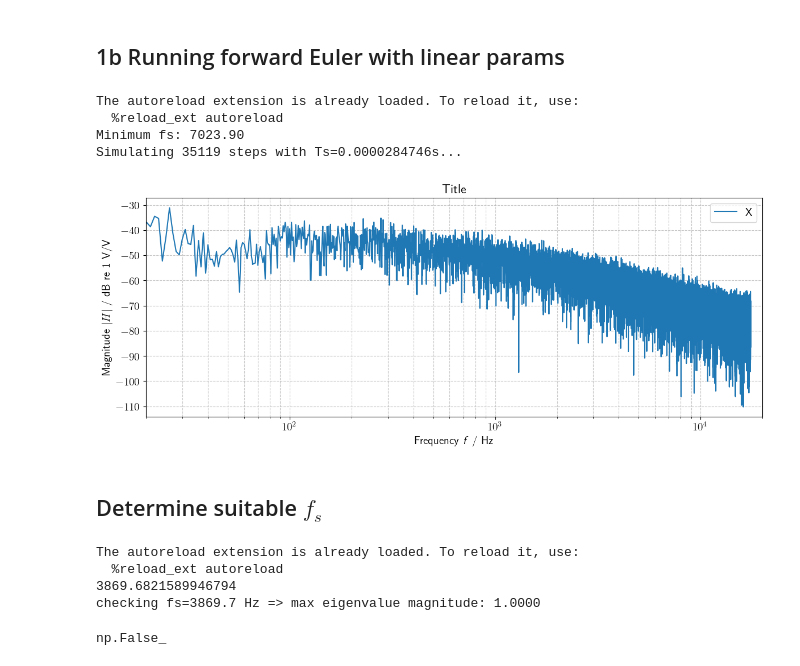
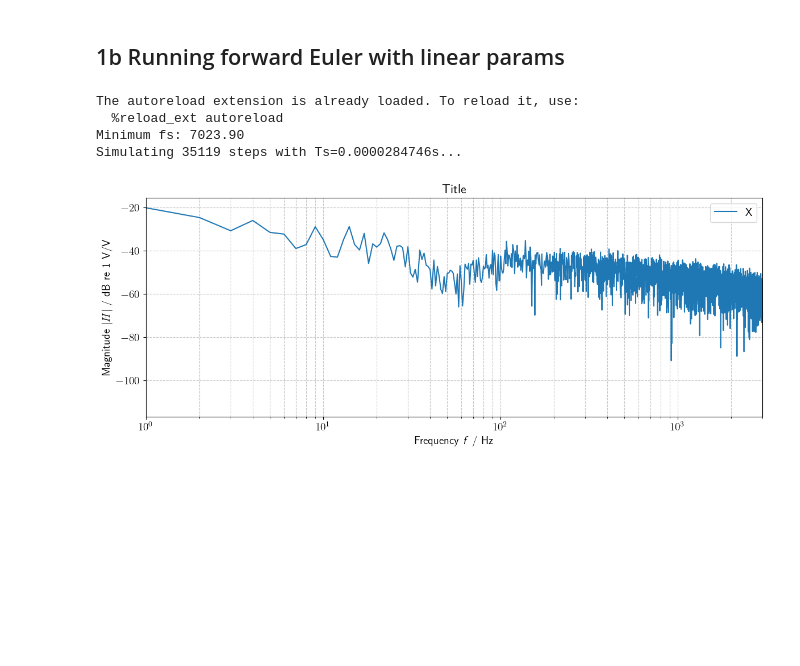
Before and after one commit to istlf/non-linear-transducers-project, a Jupyter notebook: Lab E - part 1.ipynb, the cells around one changed output. Drawn from its saved outputs; the diff is of its cells as text; code cells hidden in the pictures; blank space fills up the shorter version.

```diff
--- a/Lab E - part 1.ipynb
+++ b/Lab E - part 1.ipynb
@@ -84,68 +154,36 @@ x0 = np.array([0,0,0])
 
 G = np.array([
     1.0/L_e,
     0.0,
     0.0
 ])
 
 x0 = np.array([
     0.0,
     0.0,
     0.0
 ])
 
 minimum_fs = util.calculate_min_fs(F)
 print(f"Minimum fs: {minimum_fs:.2f}")
 fs = int(5*minimum_fs)
 
-pink_noise_20Hz = util.generate_pink_noise(fs*1, fs, fmin=20)
+pink_noise_20Hz = util.generate_pink_noise(fs*1, fs, fmin=1)
 
 # signal_int16 = np.int16(pink_noise_20Hz / np.max(np.abs(pink_noise_20Hz)) * 32767)
 # wavfile.write("signals/pink_noise_20Hz.wav", fs, signal_int16)
 
 x = solve_forward_euler(F, G, pink_noise_20Hz, x0, fs)
+# x = solve_forward_euler_optimized(F, G, pink_noise_20Hz, x0, fs)
+
+# current, displacement, velocity
 
 f, X, X_dB = util.make_spectrum(x[:,0], fs, scaling=True, oneside=True)
 
-util.plot_mag([f], [X], legends=["X"], title="Title")
+util.plot_mag([f], [X], legends=["X"], title="Title", xlim=(1,3000))
 # %% [output]
 The autoreload extension is already loaded. To reload it, use:
   %reload_ext autoreload
 Minimum fs: 7023.90
 Simulating 35119 steps with Ts=0.0000284746s...
-[figure, old version]
+[figure, new version]
-# %% [markdown]
-## Determine suitable $f_s$
-# %%
-%load_ext autoreload
-%autoreload 2
-
-# klippel values (data/params.txt)
-Bl=6.835564595969286
-R_e=4.7800112854066175
-R_m=2.499311244682717
-K_m=1071.063439485575
-L_e=0.0003256807665922887
-M_m=0.019658990712765827
-
-
-# example values from slides
-R_e, L_e, Bl, M_m, R_m, K_m = 5, 0.0006, 7, 18e-3, 2, 1/0.0007
-
-
-F = np.array([
-    [-R_e/L_e,      0.0,     -Bl/L_e],
-    [0.0,         0.0,      1.0  ],
-    [Bl/M_m,   -K_m/M_m,   -R_m/M_m ]
-])
-
-recommended_fs = util.calculate_min_fs(F)
-print(recommended_fs)
-
-util.check_stability(F, recommended_fs)
-# %% [output]
-The autoreload extension is already loaded. To reload it, use:
-  %reload_ext autoreload
-3869.6821589946794
-checking fs=3869.7 Hz => max eigenvalue magnitude: 1.0000
-np.False_
```
Also changed, not shown: parts of 4 cells of this notebook, 3 other files.
